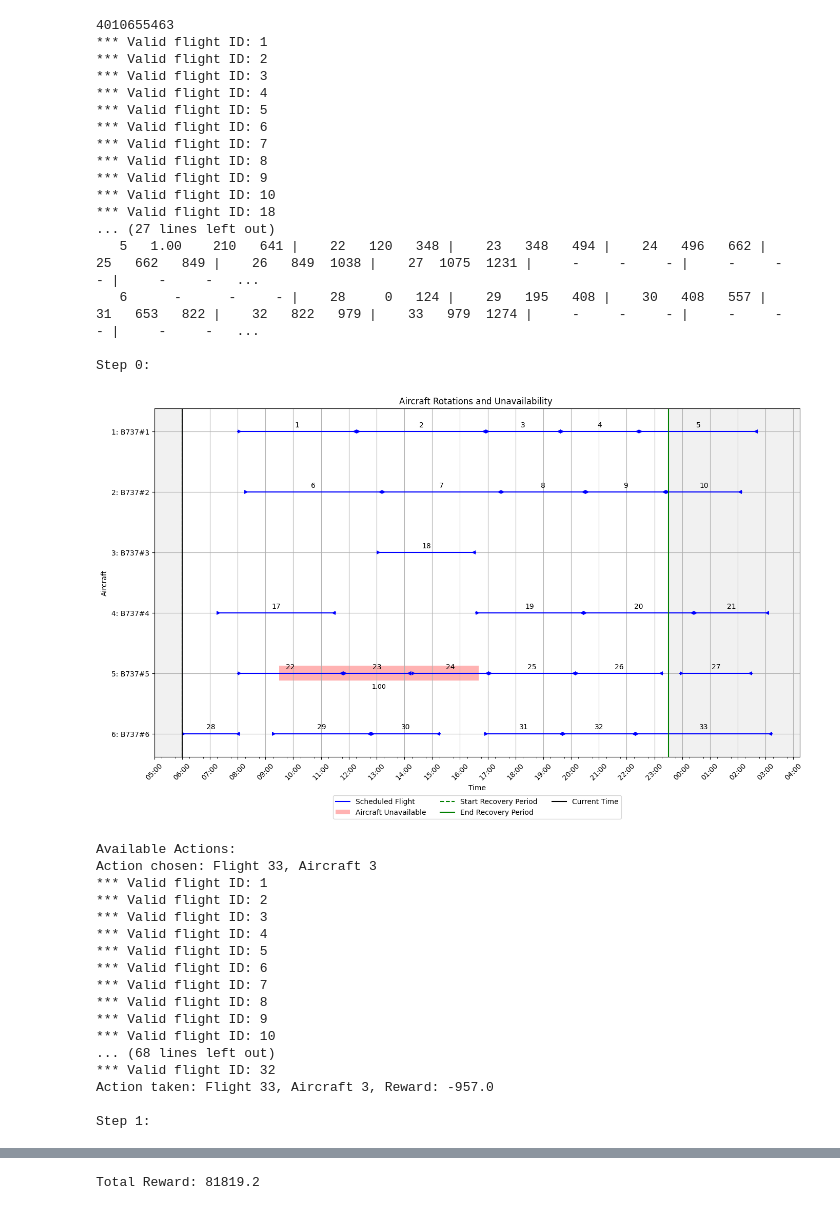
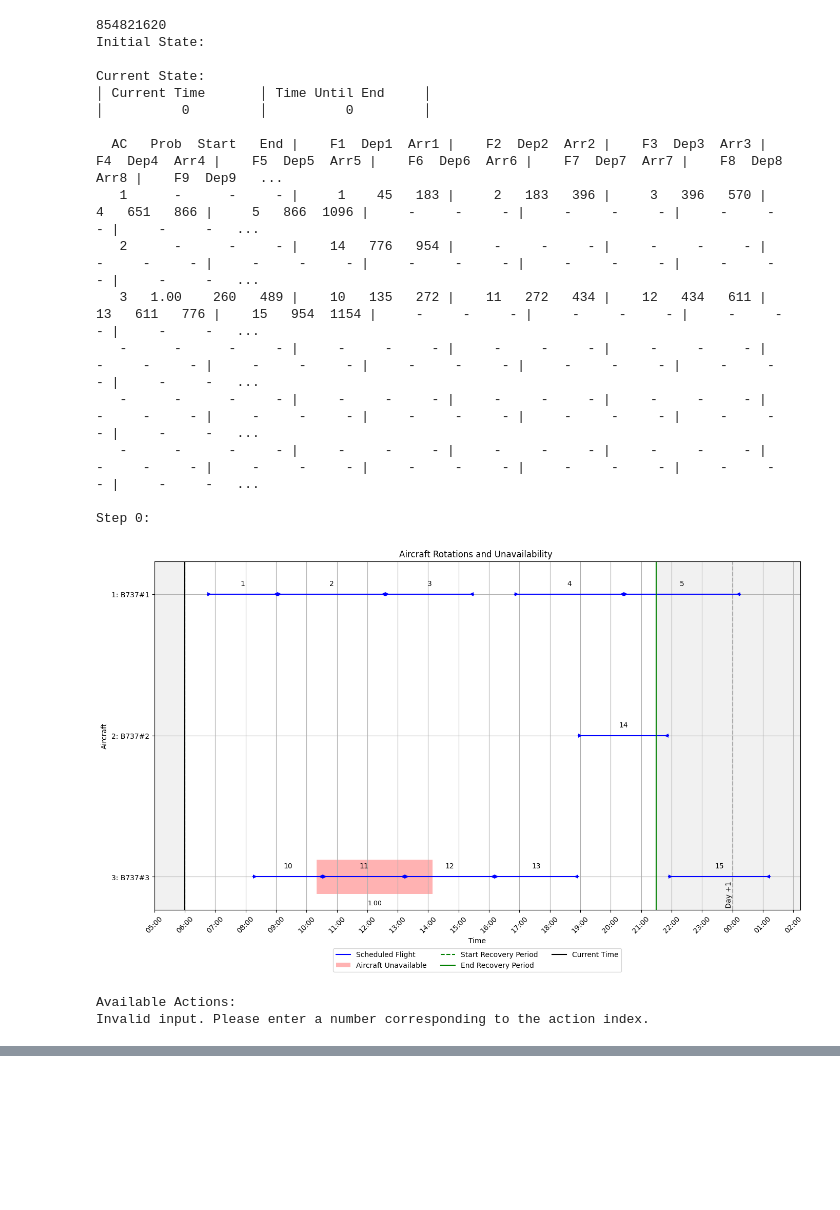
Before and after one commit to elisabethoost/msc-thesis-drl-adm, a Jupyter notebook: notebooks_utils/inference_manual.ipynb, the cells around one changed output, grey strips where cells are left out. Saved outputs shown, nothing was run; the diff lists cells and outputs as text; code cells hidden in the pictures; blank space fills up the shorter version.

```diff
--- a/notebooks_utils/inference_manual.ipynb
+++ b/notebooks_utils/inference_manual.ipynb
@@ -88,7 +88,7 @@ def run_user_agent(scenario_folder):
 
     # Print initial state
     print("Initial State:")
-    print_state_nicely(env.state, env_type)
+    print_state_nicely(env.state)
 
     while not done:
         # Visualize the environment at each step
@@ -130,7 +130,7 @@ def run_user_agent(scenario_folder):
         print(f"Action chosen: Flight {action[0]}, Aircraft {action[1]}")
 
         # Step the environment
-        obs, reward, terminated, truncated, info = env.step(action_index)
+        obs, reward, terminated, truncated, info = env.step(action_index, beam_search=False)
         done = terminated or truncated
 
         # Accumulate reward
@@ -141,64 +141,50 @@ def run_user_agent(scenario_folder):
 
         step_num += 1
 
     # Final plot after the simulation ends
     state_plotter.plot_state(
         updated_flights_dict, swapped_flights, environment_delayed_flights, cancelled_flights,
         current_datetime + timedelta(hours=TIMESTEP_HOURS)
     )
 
     if DEBUG_MODE_PRINT_STATE:
         print("Final State:")
         print_state_nicely(env.state, env_type)
 
     print(f"Total Reward: {total_reward}")
 
 # Set the scenario folder
 # SCENARIO_FOLDER = "../data/Training/3ac-100/Scenario_57"
 
 # SCENARIO_FOLDER = "../data/Training/3ac-5-deterministic-na/Scenario_02"
 # SCENARIO_FOLDER = "../data/Training/3ac-5-deterministic-na/Scenario_01"
-SCENARIO_FOLDER = "../data/Training/6ac-100-deterministic/Scenario_00003"
+# SCENARIO_FOLDER = "../data/Training/6ac-100-deterministic/Scenario_00003"
+SCENARIO_FOLDER = "../data/Training/6ac-100-superdiverse/Scenario_00001"
+
 
 # Verify folder exists
 if not os.path.exists(SCENARIO_FOLDER):
     raise FileNotFoundError(f"Scenario folder not found: {SCENARIO_FOLDER}")
 
 # Run the agent
 run_user_agent(SCENARIO_FOLDER)
 # %% [output]
-4010655463
-*** Valid flight ID: 1
-*** Valid flight ID: 2
-*** Valid flight ID: 3
-*** Valid flight ID: 4
-*** Valid flight ID: 5
-*** Valid flight ID: 6
-*** Valid flight ID: 7
-*** Valid flight ID: 8
-*** Valid flight ID: 9
-*** Valid flight ID: 10
-*** Valid flight ID: 18
-... (27 lines left out)
-   5   1.00    210   641 |    22   120   348 |    23   348   494 |    24   496   662 |    25   662   849 |    26   849  1038 |    27  1075  1231 |     -     -     - |     -     -     - |     -     -   ...
-   6      -      -     - |    28     0   124 |    29   195   408 |    30   408   557 |    31   653   822 |    32   822   979 |    33   979  1274 |     -     -     - |     -     -     - |     -     -   ...
+854821620
+Initial State:
+
+Current State:
+│ Current Time       │ Time Until End     │
+│          0         │          0         │
+
+  AC   Prob  Start   End |    F1  Dep1  Arr1 |    F2  Dep2  Arr2 |    F3  Dep3  Arr3 |    F4  Dep4  Arr4 |    F5  Dep5  Arr5 |    F6  Dep6  Arr6 |    F7  Dep7  Arr7 |    F8  Dep8  Arr8 |    F9  Dep9   ...
+   1      -      -     - |     1    45   183 |     2   183   396 |     3   396   570 |     4   651   866 |     5   866  1096 |     -     -     - |     -     -     - |     -     -     - |     -     -   ...
+   2      -      -     - |    14   776   954 |     -     -     - |     -     -     - |     -     -     - |     -     -     - |     -     -     - |     -     -     - |     -     -     - |     -     -   ...
+   3   1.00    260   489 |    10   135   272 |    11   272   434 |    12   434   611 |    13   611   776 |    15   954  1154 |     -     -     - |     -     -     - |     -     -     - |     -     -   ...
+   -      -      -     - |     -     -     - |     -     -     - |     -     -     - |     -     -     - |     -     -     - |     -     -     - |     -     -     - |     -     -     - |     -     -   ...
+   -      -      -     - |     -     -     - |     -     -     - |     -     -     - |     -     -     - |     -     -     - |     -     -     - |     -     -     - |     -     -     - |     -     -   ...
+   -      -      -     - |     -     -     - |     -     -     - |     -     -     - |     -     -     - |     -     -     - |     -     -     - |     -     -     - |     -     -     - |     -     -   ...
 
 Step 0:
-[figure, old version]
+[figure, new version]
 Available Actions:
-Action chosen: Flight 33, Aircraft 3
-*** Valid flight ID: 1
-*** Valid flight ID: 2
-*** Valid flight ID: 3
-*** Valid flight ID: 4
-*** Valid flight ID: 5
-*** Valid flight ID: 6
-*** Valid flight ID: 7
-*** Valid flight ID: 8
-*** Valid flight ID: 9
-*** Valid flight ID: 10
-... (68 lines left out)
-*** Valid flight ID: 32
-Action taken: Flight 33, Aircraft 3, Reward: -957.0
-
-Step 1:
+Invalid input. Please enter a number corresponding to the action index.
@@ -260 +191,0 @@ Action taken: Flight 24, Aircraft 4, Reward: 84791.8
-Total Reward: 81819.2
```
Also changed, not shown: parts of 1 cell of this notebook, 59 other files.
